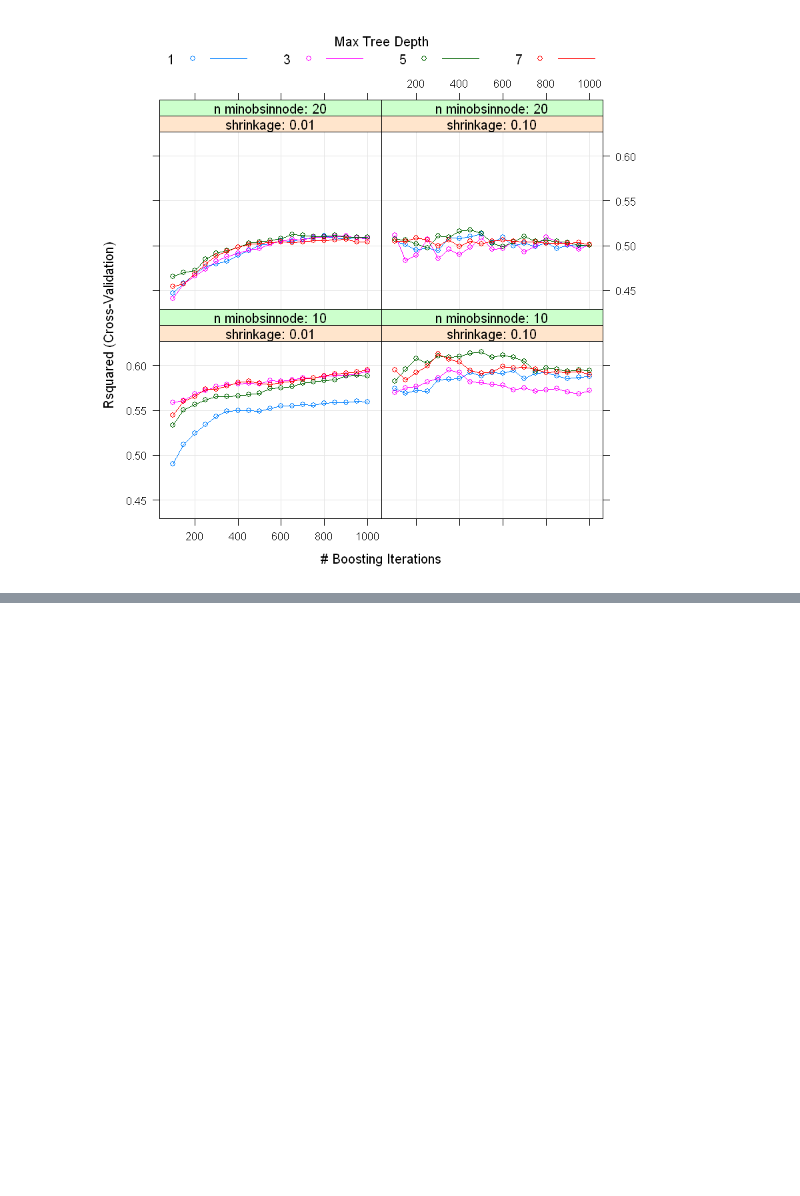
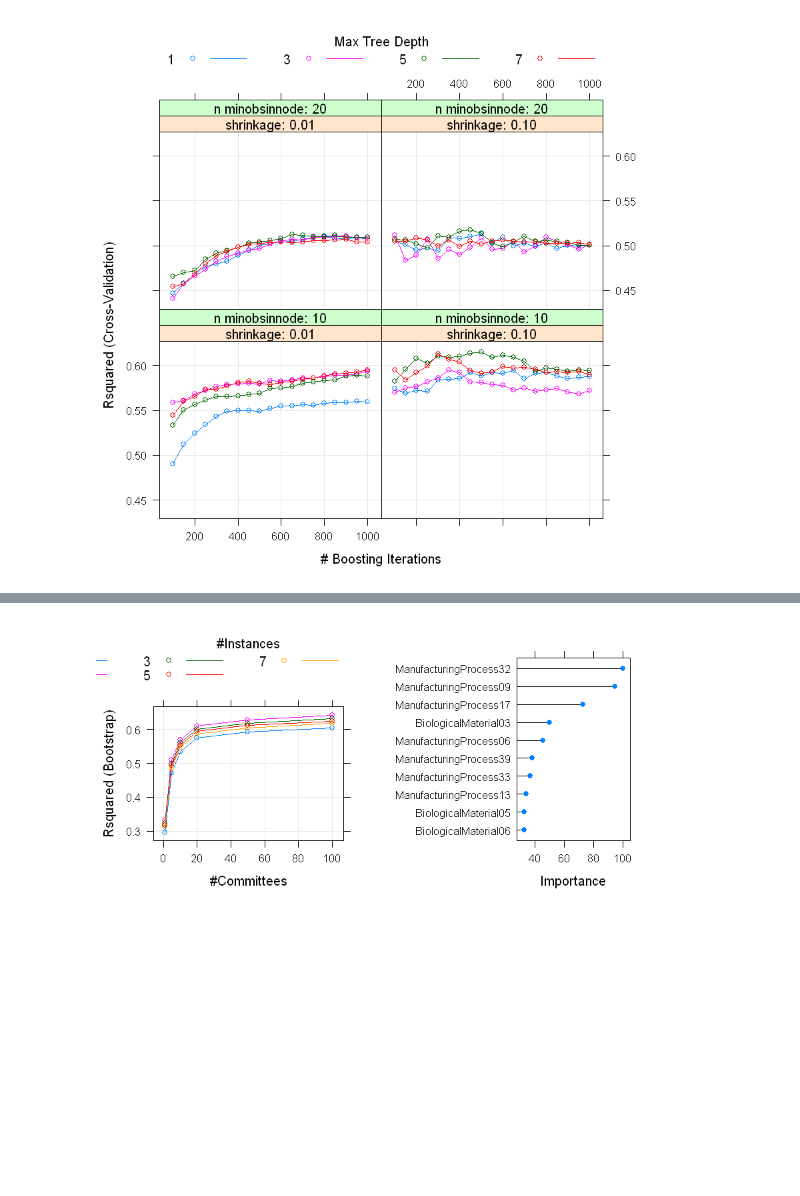
Before and after one commit to Randallzoeng/BookClub, a Jupyter notebook: AppliedPredictiveModeling/Chap. 8 Exercises.ipynb, the cells around one changed output, grey strips where cells are left out. Drawn from its saved outputs; the diff is of its cells as text; code cells hidden in the pictures; blank space fills up the shorter version.

```diff
--- a/AppliedPredictiveModeling/Chap. 8 Exercises.ipynb
+++ b/AppliedPredictiveModeling/Chap. 8 Exercises.ipynb
@@ -468,0 +479,10 @@ plot(fit_gbm)
+# %%
+library(caret)
+set.seed(517)
+trn_id <- createDataPartition(yield$Yield,p=0.7,list=F)
+
+trnX <- cmp[trn_id,]
+vldX <- cmp[-trn_id,]
+
+trnY <- yield[trn_id,]
+vldY <- yield[-trn_id,]
@@ -468,0 +495,21 @@ plot(fit_gbm)
+# %%
+#why can I preprocess before I split the data?
+# why using model based on trn set to process test set?
+
+# 1. handling missing values
+fit_proc <- preProcess(trnX,method = c("BoxCox","center","scale","knnImpute"))
+trnX <- predict(fit_proc,newdata = trnX)
+vldX <- predict(fit_proc,newdata=vldX)
+
+#2. removing nzv predictors
+nzv_id <- nearZeroVar(trnX)
+trnX <- trnX[,-nzv_id]
+vldX <- vldX[,-nzv_id]
+
+#3. removing high correlation
+cor_id <- findCorrelation(cor(trnX))
+trnX <- trnX[,-cor_id]
+vldX <- vldX[,-cor_id]
+
+set.seed(517)
+ctrl <- trainControl(method = "boot",number=25)
@@ -468,0 +570,7 @@ plot(fit_gbm)
+# %%
+p1 <- plot(fit_cubist)
+p2 <- plot(varImp(fit_cubist),top=10)
+library(gridExtra)
+grid.arrange(p1,p2,ncol=2,nrow=2)
+# %% [output]
+[figure, added]
```
Also changed, not shown: parts of 12 cells of this notebook.
